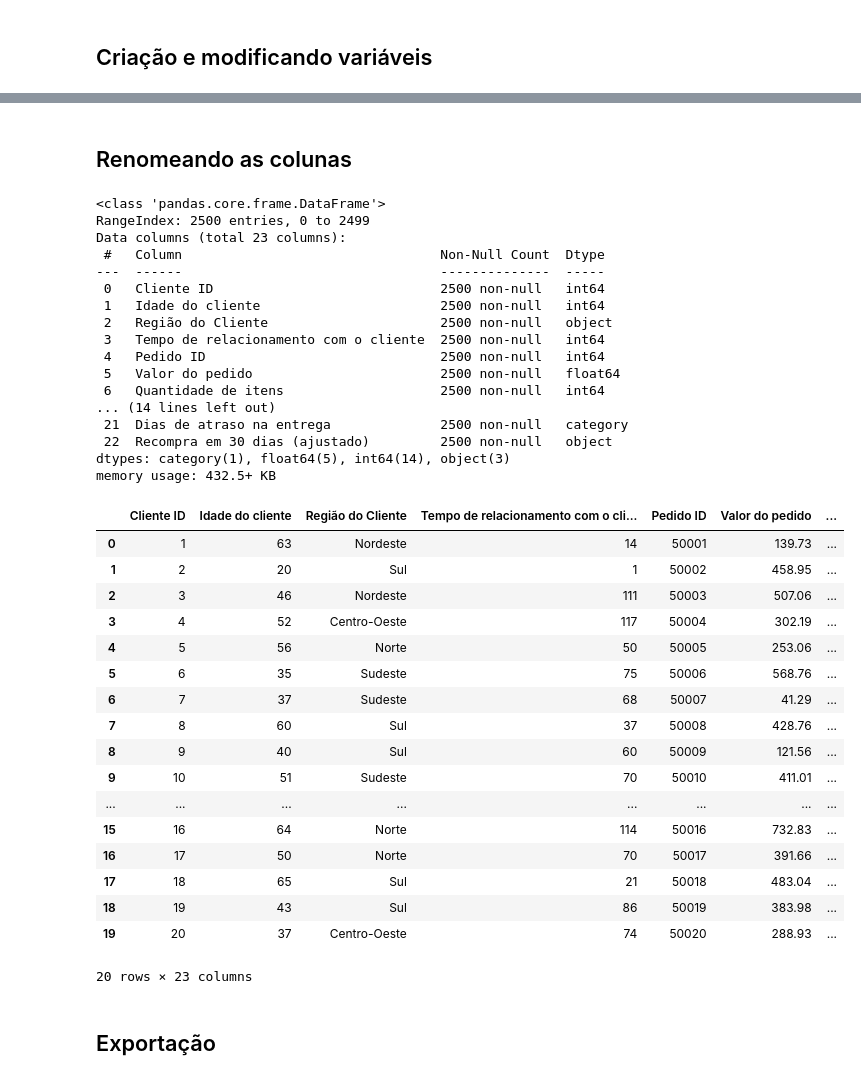
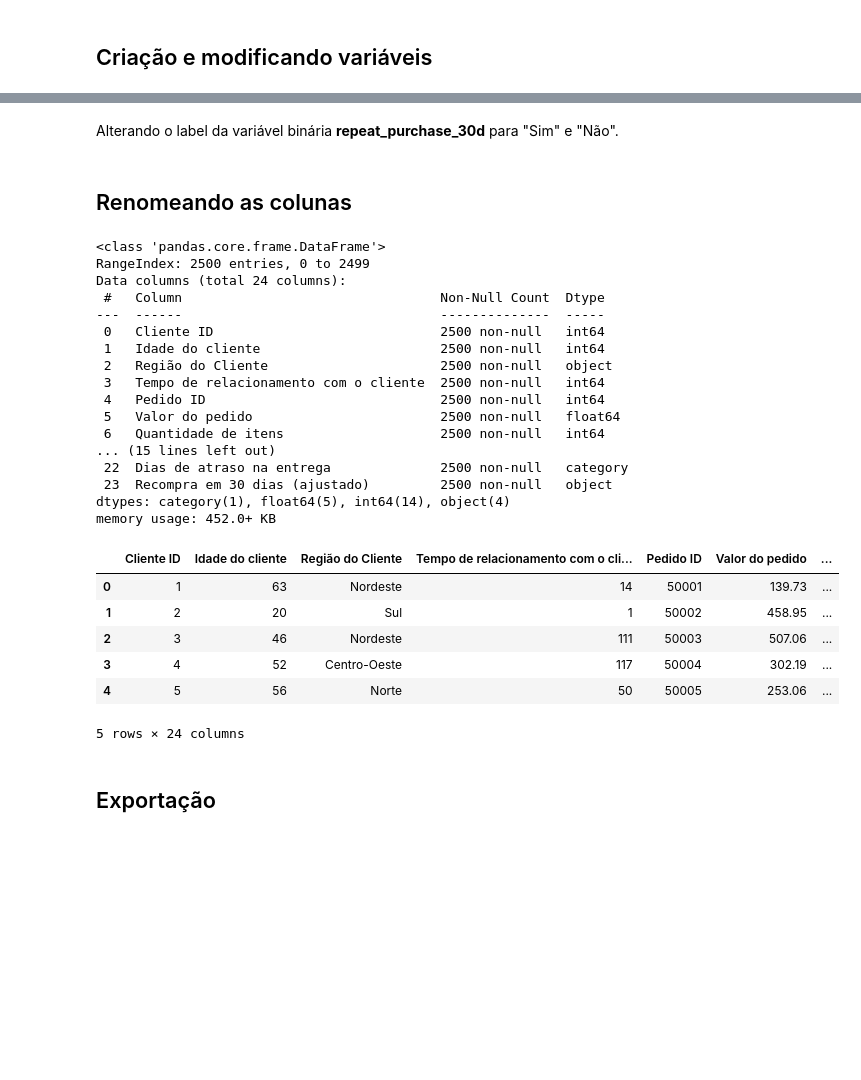
Before and after one commit to braga0m/TechChallenge1, a Jupyter notebook: código/tratamento_limpeza_dados_tech_challenge1.ipynb, the cells around one changed output, grey strips where cells are left out. Drawn from its saved outputs; the diff is of its cells as text; code cells hidden in the pictures; blank space fills up the shorter version.

```diff
--- a/código/tratamento_limpeza_dados_tech_challenge1.ipynb
+++ b/código/tratamento_limpeza_dados_tech_challenge1.ipynb
@@ -129,5 +129,13 @@ dados[["nps_score", "nps_categoria", "csat_internal_score"]].head(20)
 #variável categórica se teve reclamação ou não
 dados["complaints"] = np.where(dados["complaints_count"] > 0, 1, 0)
 
-dados[["complaints", "complaints_count"]].head(20)
+
+##
+dados["complaints_labeled"] = dados["complaints"].case_when([
+    (dados["complaints"] == 0, "Não"),
+    (dados["complaints"] == 1, "Sim"),
+])
+
+##
+dados[["complaints", "complaints_count", "complaints_labeled"]].head(5)
 # %% [output]
@@ -188,3 +176,5 @@ dados[["delivery_delay_days", "delay_categoria"]].head(20)
+# %% [markdown]
+Alterando o label da variável binária **repeat_purchase_30d** para "Sim" e "Não".
 # %%
 ####
 dados["repeat_purchase_30d_labeled"] = dados["repeat_purchase_30d"].case_when([
@@ -218,14 +208,15 @@ dados2 = dados.rename(columns = {
 "csat_internal_score": "CSAT escore interno",
 "delay_categoria": "Dias de atraso na entrega",
 "repeat_purchase_30d_labeled": "Recompra em 30 dias (ajustado)",
-"nps_categoria":" NPS categoria"
+"nps_categoria":" NPS categoria",
+"complaints_labeled": "Reclamação (ajustado)"
 })
 # %%
 dados2.info()
 # %% [output]
 <class 'pandas.core.frame.DataFrame'>
 RangeIndex: 2500 entries, 0 to 2499
-Data columns (total 23 columns):
+Data columns (total 24 columns):
  #   Column                                 Non-Null Count  Dtype
 ---  ------                                 --------------  -----
  0   Cliente ID                             2500 non-null   int64
@@ -235,32 +226,21 @@ Data columns (total 23 columns):
  4   Pedido ID                              2500 non-null   int64
  5   Valor do pedido                        2500 non-null   float64
  6   Quantidade de itens                    2500 non-null   int64
-... (14 lines left out)
- 21  Dias de atraso na entrega              2500 non-null   category
- 22  Recompra em 30 dias (ajustado)         2500 non-null   object
-dtypes: category(1), float64(5), int64(14), object(3)
-memory usage: 432.5+ KB
+... (15 lines left out)
+ 22  Dias de atraso na entrega              2500 non-null   category
+ 23  Recompra em 30 dias (ajustado)         2500 non-null   object
+dtypes: category(1), float64(5), int64(14), object(4)
+memory usage: 452.0+ KB
 # %%
-dados2.head(20)
+dados2.head(5)
 # %% [output]
 |  | Cliente ID | Idade do cliente | Região do Cliente | Tempo de relacionamento com o cli... | Pedido ID | Valor do pedido | ... |
 | 0 | 1 | 63 | Nordeste | 14 | 50001 | 139.73 | ... |
 | 1 | 2 | 20 | Sul | 1 | 50002 | 458.95 | ... |
 | 2 | 3 | 46 | Nordeste | 111 | 50003 | 507.06 | ... |
 | 3 | 4 | 52 | Centro-Oeste | 117 | 50004 | 302.19 | ... |
 | 4 | 5 | 56 | Norte | 50 | 50005 | 253.06 | ... |
-| 5 | 6 | 35 | Sudeste | 75 | 50006 | 568.76 | ... |
-| 6 | 7 | 37 | Sudeste | 68 | 50007 | 41.29 | ... |
-| 7 | 8 | 60 | Sul | 37 | 50008 | 428.76 | ... |
-| 8 | 9 | 40 | Sul | 60 | 50009 | 121.56 | ... |
-| 9 | 10 | 51 | Sudeste | 70 | 50010 | 411.01 | ... |
-| ... | ... | ... | ... | ... | ... | ... | ... |
-| 15 | 16 | 64 | Norte | 114 | 50016 | 732.83 | ... |
-| 16 | 17 | 50 | Norte | 70 | 50017 | 391.66 | ... |
-| 17 | 18 | 65 | Sul | 21 | 50018 | 483.04 | ... |
-| 18 | 19 | 43 | Sul | 86 | 50019 | 383.98 | ... |
-| 19 | 20 | 37 | Centro-Oeste | 74 | 50020 | 288.93 | ... |
-20 rows × 23 columns
+5 rows × 24 columns
 # %% [markdown]
 ## Exportação
 # %%
```
Also changed, not shown: parts of 8 cells of this notebook.
